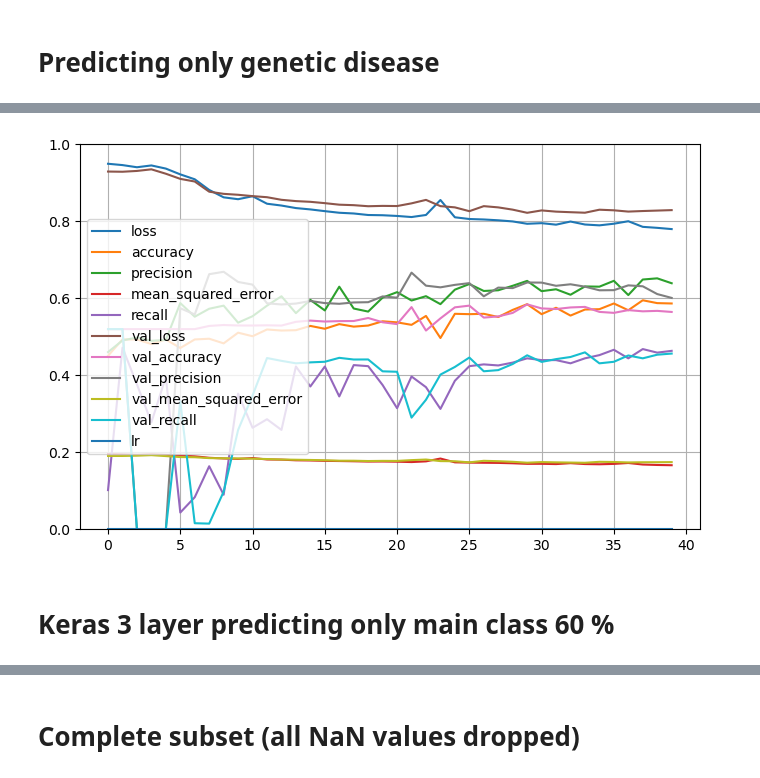
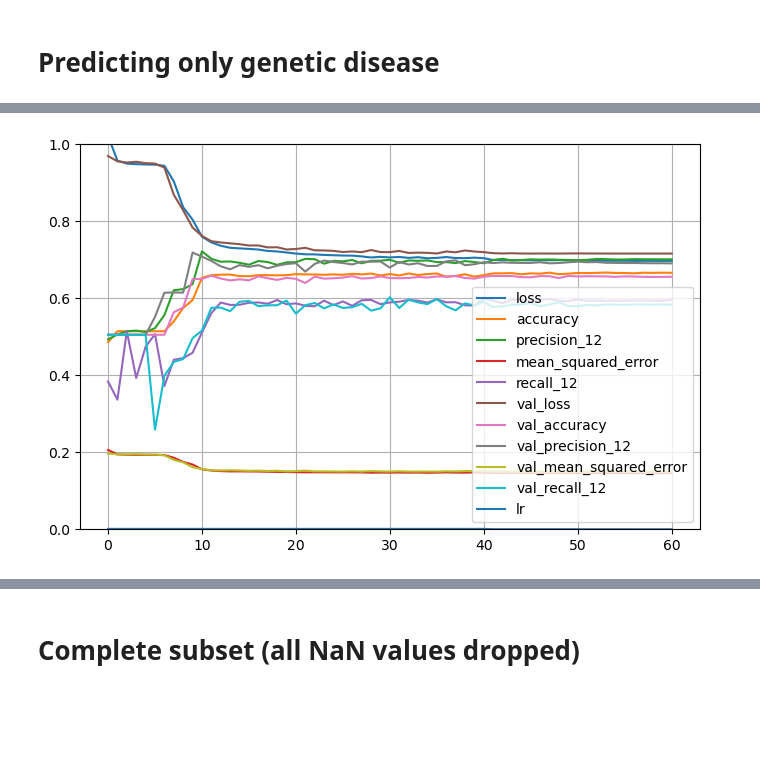
Before and after one commit to salmaloukili/ML, a Jupyter notebook: notebook.ipynb, the cells around one changed output, grey strips where cells are left out. Cells and saved outputs as stored; diff of their text form; code cells hidden in the pictures; blank space fills up the shorter version.

Commit message:
65 F-score, 70 precision, 67 acc

```diff
--- a/notebook.ipynb
+++ b/notebook.ipynb
@@ -594,16 +720,15 @@ Epoch 15/15
 # Predicting only genetic disease
 # %%
 
-nn_data_3 = dataset.copy()
+nn_data_3 = dataset_3.copy()
 
-
+# MAP TARGET COLUMNS TO ONE-HOT CODED ARRAYS
 genetic_disorder_mapping = {
     'Mitochondrial genetic inheritance disorders': [1, 0, 0],
     'Multifactorial genetic inheritance disorders': [0, 1, 0],
     'Single-gene inheritance diseases': [0, 0, 1]
 }
 nn_data_3['Genetic Disorder'] = nn_data_3['Genetic Disorder'].map(genetic_disorder_mapping)
-
 
 disorder_subclass_mapping = {
     "Leber's hereditary optic neuropathy": [1, 0, 0, 0, 0, 0, 0, 0, 0],
@@ -618,16 +743,18 @@ disorder_subclass_mapping = {
 }
 
 nn_data_3['Disorder Subclass'] = nn_data_3['Disorder Subclass'].map(disorder_subclass_mapping)
-nn_data_3 = nn_data_3.dropna(subset=['Disorder Subclass'])
+
+# DROP SUBCLASS NaN AND SUBCLASS
+#nn_data_3 = nn_data_3.dropna(subset=['Disorder Subclass'])
 nn_data_3 = nn_data_3.drop(['Disorder Subclass'], axis=1)
 
 
 # SHUFFLE AND SPLIT DATASET
 nn_data_3.sample(frac=1)
 
-train_set = nn_data_3[0:1081]
-test_set = nn_data_3[1081:1381]
-validation_set = nn_data_3[1381:]
+validation_set = nn_data_3[0:4000]
+test_set = nn_data_3[4000:5000]
+train_set = nn_data_3[5000:]
 
 
 y_train_genetic = np.array(list(train_set['Genetic Disorder']))
@@ -653,11 +780,11 @@ output_genetic = Dense(y_train_genetic.shape[1], activation='softmax',
                         bias_regularizer=regularizers.L2(1e-4),
                         activity_regularizer=regularizers.L2(1e-5))(hidden4)
 
-# CALLBACK
+# CALLBACKS
 reduce_lr = ReduceLROnPlateau(monitor='val_loss', factor=0.2,
-                              patience=5, min_lr=0.001)
+                              patience=5, min_lr=0.00001)
 checkpoint_cb = ModelCheckpoint("my_model", save_best_only=True)
-early_stopping_cb = EarlyStopping(patience=10, restore_best_weights=True)
+early_stopping_cb = EarlyStopping(patience=15, restore_best_weights=True)
 
 # MAKE TENSORBOARD
 root_logdir = os.path.join(os.curdir, "my_logs")
@@ -677,15 +804,22 @@ model.compile(optimizer=Adam(learning_rate=0.001, beta_1=0.9, beta_2=0.999),
               metrics=['accuracy', Precision(), MeanSquaredError(), Recall()])
 
 
-history = model.fit(X_train, {'genetic_output': y_train_genetic}, epochs=100, batch_size=30,
+history = model.fit(X_train, {'genetic_output': y_train_genetic}, epochs=100, batch_size=100,
                     validation_data=(X_val, y_val_genetic),
                     callbacks=[reduce_lr, checkpoint_cb, early_stopping_cb, tensorboard_cb])
 
 model = models.load_model("my_model") # TRACE BACK TO BEST MODEL
 
+ # EVALUATE MODEL
+score = model.evaluate(X_test, {'genetic_output': y_test_genetic})
+print(score)
+print()
+print("Accuracy: ", score[1])
+print("Precision: ", score[2])
+print("Recall: ", score[4])
+print("F1 score: ", (score[2]*score[4]*2) / (score[2]+score[4]))
+print("Mean squarred error: ", score[3])
 
-score = model.evaluate(X_test, {'genetic_output': y_test_genetic}) # EVALUATE MODEL
-print(score)
 
 # PLOT EVALUATION
 pd.DataFrame(history.history).plot(figsize=(8, 5))
@@ -713,3 +847 @@ Epoch 40/100
-[figure, old version]
+[figure, new version]
-# %% [markdown]
-# Keras 3 layer predicting only main class 60 %
```
Also changed, not shown: parts of 13 cells of this notebook, 43 other files.
